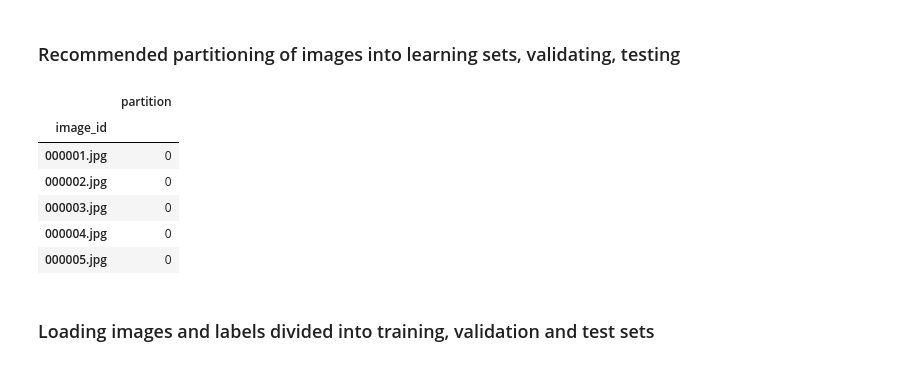
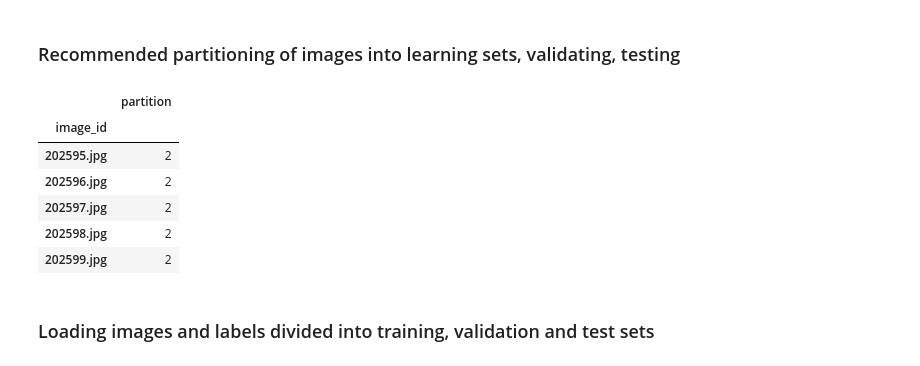
Before and after one commit to KacperWiniarski/CelebFaces, a Jupyter notebook: Gender.ipynb, the cells around one changed output. Cells and saved outputs as stored; diff of their text form; code cells hidden in the pictures.

```diff
--- a/Gender.ipynb
+++ b/Gender.ipynb
@@ -35,17 +35,17 @@ attributes.head()
 # %% [markdown]
 ### Recommended partitioning of images into learning sets, validating, testing
 # %%
-lvts = pd.read_csv(path1, index_col='image_id')
+lvts = pd.read_csv(r"C:\Users\swini\Desktop\Python\CelebFaces source\list_eval_partition.csv", index_col='image_id')
 # %%
-lvts.head()
+lvts.tail()
 # %% [output]
 |  | partition |
 | image_id |  |
-| 000001.jpg | 0 |
-| 000002.jpg | 0 |
-| 000003.jpg | 0 |
-| 000004.jpg | 0 |
-| 000005.jpg | 0 |
+| 202595.jpg | 2 |
+| 202596.jpg | 2 |
+| 202597.jpg | 2 |
+| 202598.jpg | 2 |
+| 202599.jpg | 2 |
 # %% [markdown]
 ### Loading images and labels divided into training, validation and test sets
 # %%
```
Also changed, not shown: parts of 7 cells of this notebook.
